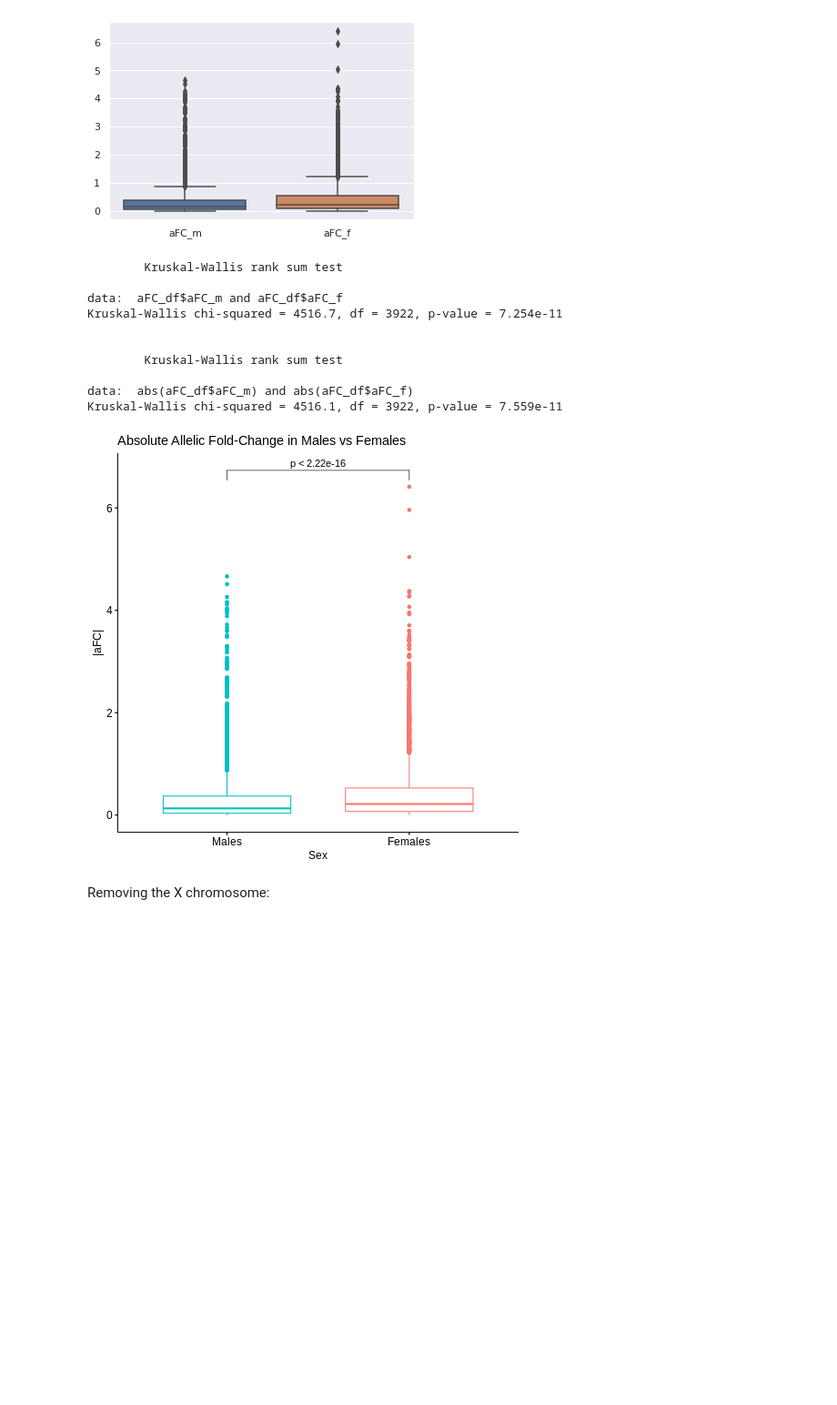
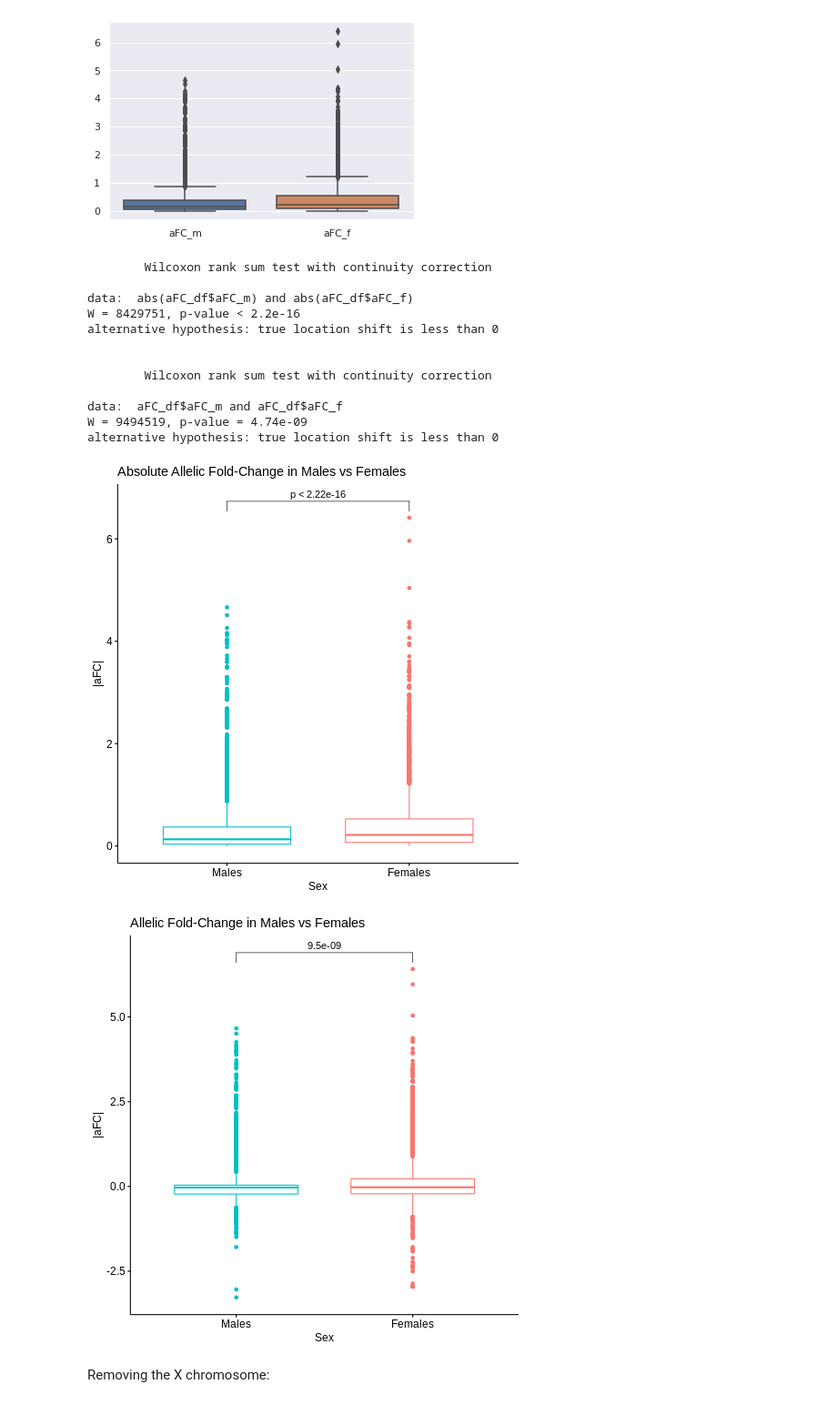
Before and after one commit to wilcas/sex_specific_mQTL, a Jupyter notebook: delahaye_mQTL_analyses/mQTL_exploration_filtering.ipynb, the cells around one changed output. Shown at 91% size. Drawn from its saved outputs; the diff is of its cells as text; code cells hidden in the pictures; blank space fills up the shorter version.

```diff
--- a/delahaye_mQTL_analyses/mQTL_exploration_filtering.ipynb
+++ b/delahaye_mQTL_analyses/mQTL_exploration_filtering.ipynb
@@ -461,26 +432,38 @@ sns.boxplot(data=abs(aFC_df[['aFC_m', 'aFC_f']]))
 [figure]
 # %%
 %%R -i aFC_df
-print(wald.test(aFC_df$aFC_m,aFC_df$aFC_f,alternative="less"))
-print(wald.test(abs(aFC_df$aFC_m),abs(aFC_df$aFC_f),alternative="less"))
+print(wilcox.test(abs(aFC_df$aFC_m),abs(aFC_df$aFC_f),alternative="less"))
 to_plot <- rbind(data.frame(aFC=abs(aFC_df$aFC_m), Sex = "Males"),data.frame(aFC=abs(aFC_df$aFC_f), Sex = "Females"))
-ggboxplot(to_plot, x = "Sex", y = "aFC",color="Sex") +
+p1 <- ggboxplot(to_plot, x = "Sex", y = "aFC",color="Sex") +
     stat_compare_means(comparisons=list(c("Females","Males"))) +
     labs(y = "|aFC|") +
     guides(color=FALSE)+
     ggtitle("Absolute Allelic Fold-Change in Males vs Females") +
     scale_colour_manual(values=c("#00bfc4","#f8766d"))
+print(p1)
+print(wilcox.test(aFC_df$aFC_m,aFC_df$aFC_f,alternative="less"))
+to_plot <- rbind(data.frame(aFC=aFC_df$aFC_m, Sex = "Males"),data.frame(aFC=aFC_df$aFC_f, Sex = "Females"))
+p2 <- ggboxplot(to_plot, x = "Sex", y = "aFC",color="Sex") +
+    stat_compare_means(comparisons=list(c("Females","Males"))) +
+    labs(y = "|aFC|") +
+    guides(color=FALSE)+
+    ggtitle("Allelic Fold-Change in Males vs Females") +
+    scale_colour_manual(values=c("#00bfc4","#f8766d"))
+print(p2)
 # %% [output]
-        Kruskal-Wallis rank sum test
+        Wilcoxon rank sum test with continuity correction
+
+data:  abs(aFC_df$aFC_m) and abs(aFC_df$aFC_f)
+W = 8429751, p-value < 2.2e-16
+alternative hypothesis: true location shift is less than 0
+
+
+        Wilcoxon rank sum test with continuity correction
 
 data:  aFC_df$aFC_m and aFC_df$aFC_f
-Kruskal-Wallis chi-squared = 4516.7, df = 3922, p-value = 7.254e-11
-
-
-        Kruskal-Wallis rank sum test
-
-data:  abs(aFC_df$aFC_m) and abs(aFC_df$aFC_f)
-Kruskal-Wallis chi-squared = 4516.1, df = 3922, p-value = 7.559e-11
+W = 9494519, p-value = 4.74e-09
+alternative hypothesis: true location shift is less than 0
 [figure]
+[figure, added]
 # %% [markdown]
 Removing the X chromosome:
```
Also changed, not shown: parts of 11 cells of this notebook.
